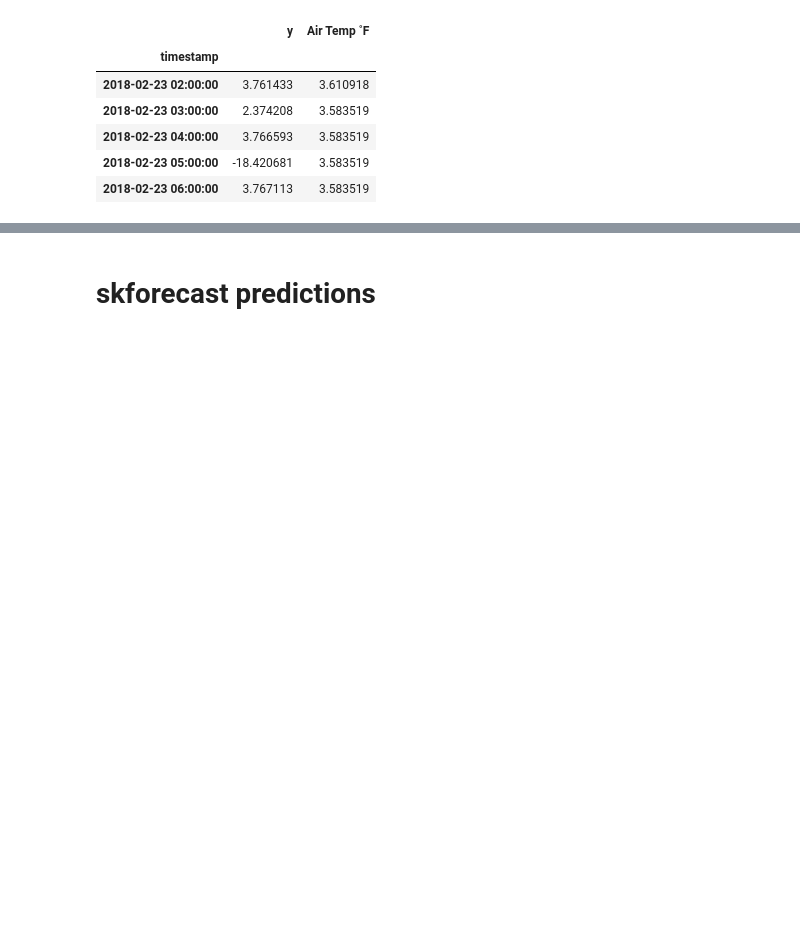
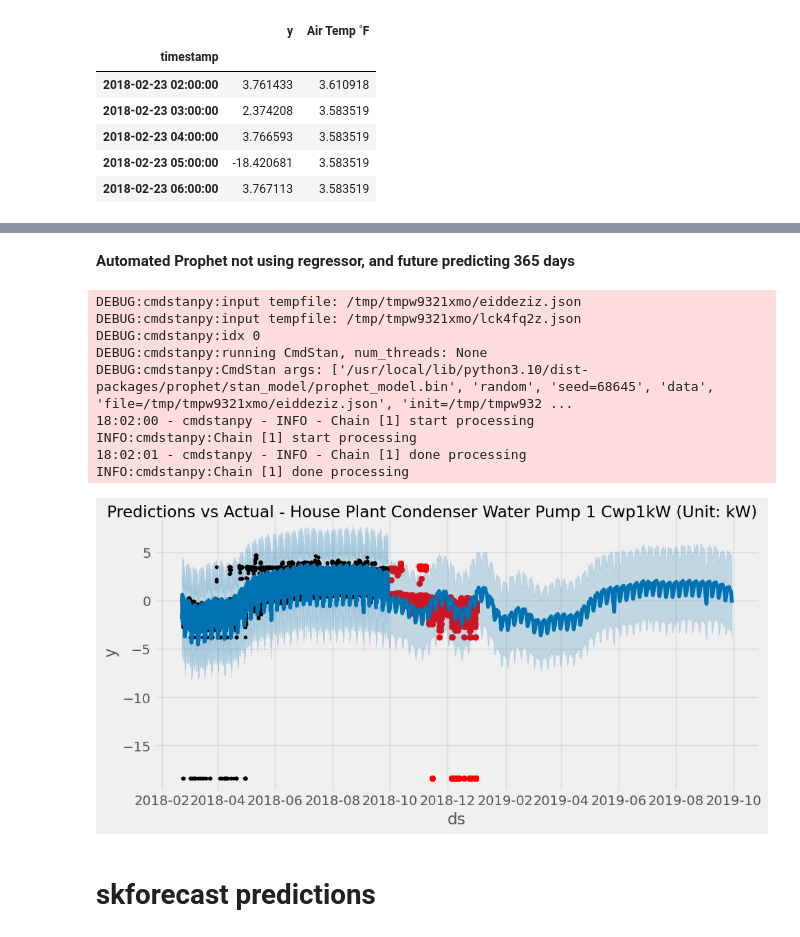
Before and after one commit to EdgarSantamaria/EnergyUsagePredictor, a Jupyter notebook: Prophet.ipynb, the cells around one changed output, grey strips where cells are left out. Drawn from its saved outputs; the diff is of its cells as text; code cells hidden in the pictures; blank space fills up the shorter version.

```diff
--- a/Prophet.ipynb
+++ b/Prophet.ipynb
@@ -513,3 +434,68 @@ INFO:cmdstanpy:Chain [1] done processing
+# %% [markdown]
+**Automated Prophet not using regressor, and future predicting 365 days**
+# %%
+def automate_prophet(csv_path, csv_col, oat_path, oat_col, train_ratio=0.7, changepoint_prior_scale=0.011):
+    # Read the data and process
+    data = pd.read_csv(csv_path, usecols=[0, csv_col], index_col=[0], parse_dates=[0])
+    value_column = data.columns[0]
+    data = data[value_column].dropna()
+
+    oat = pd.read_csv(oat_path, usecols=[0, oat_col], index_col=[0], parse_dates=[0])
+    oat.index.name = 'timestamp'
+    oat_column = oat.columns[0]
+    oat = oat[oat[oat_column] != 'M']
+
+    merge = pd.merge(data, oat, on='timestamp', how='inner')
+    merge = merge.rename(columns={merge.columns[0]: 'y'})
+
+    small_constant = 1e-8
+    merge['y'] = np.log(merge['y'] + small_constant)
+    merge[oat_column] = pd.to_numeric(merge[oat_column], errors='coerce')
+    merge[oat_column] = np.log(merge[oat_column] + small_constant)
+
+    # Split data
+    total_rows = len(merge)
+    split_index = int(total_rows * train_ratio)
+    split_date = merge.index[split_index]
+
+    train = merge.loc[merge.index <= split_date].copy()
+    test = merge.loc[merge.index > split_date].copy()
+    train_data = train.reset_index().rename(columns={'timestamp': 'ds'})
+    test_data = test.reset_index().rename(columns={'timestamp': 'ds'})
+
+    # Prophet modeling
+    m = Prophet(changepoint_prior_scale=0.011,yearly_seasonality=True,interval_width=0.95)
+    m.add_country_holidays(country_name='US')
+    m.fit(train_data)
+    future = m.make_future_dataframe(periods=365)
+    test_forecast = m.predict(future)
+
+    # Plot results
+    fig, ax = plt.subplots(figsize=(10, 5))
+    ax.scatter(test.index, test['y'], color='r')
+    fig = m.plot(test_forecast, ax=ax)
+    plot_title = f'Predictions vs Actual - {value_column}'
+    plt.suptitle(plot_title)
+    plt.show()
+
+# testing
+csv_path = '/content/drive/MyDrive/394_points.csv'
+csv_col = 9  #9
+oat_path = '/content/drive/MyDrive/oat_data.csv'
+oat_col = 1
+
+automate_prophet(csv_path, csv_col, oat_path, oat_col)
+# %% [output]
+DEBUG:cmdstanpy:input tempfile: /tmp/tmpw9321xmo/eiddeziz.json
+DEBUG:cmdstanpy:input tempfile: /tmp/tmpw9321xmo/lck4fq2z.json
+DEBUG:cmdstanpy:idx 0
+DEBUG:cmdstanpy:running CmdStan, num_threads: None
+DEBUG:cmdstanpy:CmdStan args: ['/usr/local/lib/python3.10/dist-packages/prophet/stan_model/prophet_model.bin', 'random', 'seed=68645', 'data', 'file=/tmp/tmpw9321xmo/eiddeziz.json', 'init=/tmp/tmpw932 ...
+18:02:00 - cmdstanpy - INFO - Chain [1] start processing
+INFO:cmdstanpy:Chain [1] start processing
+18:02:01 - cmdstanpy - INFO - Chain [1] done processing
+INFO:cmdstanpy:Chain [1] done processing
+[figure, added]
 # %% [markdown]
 # **skforecast predictions**
 # %%
```
Also changed, not shown: parts of 46 cells of this notebook.
